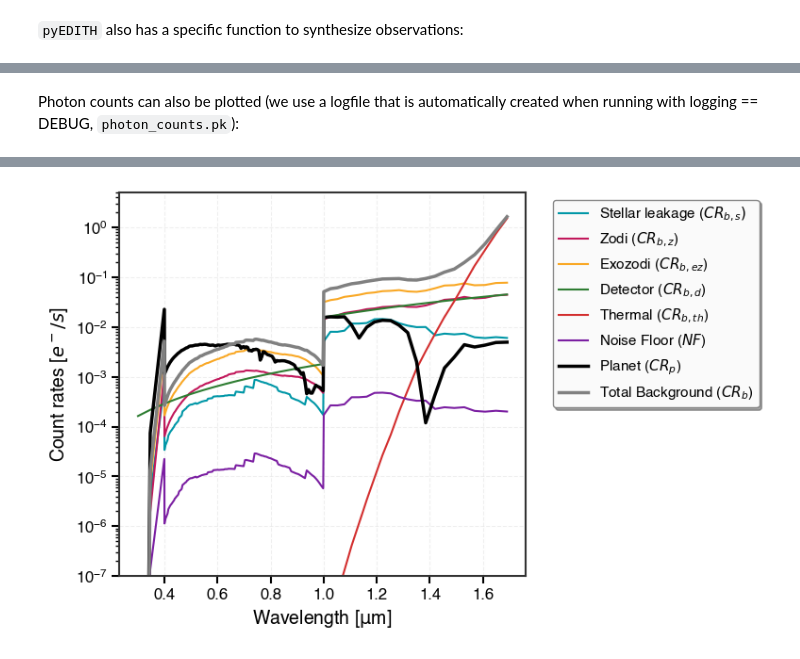
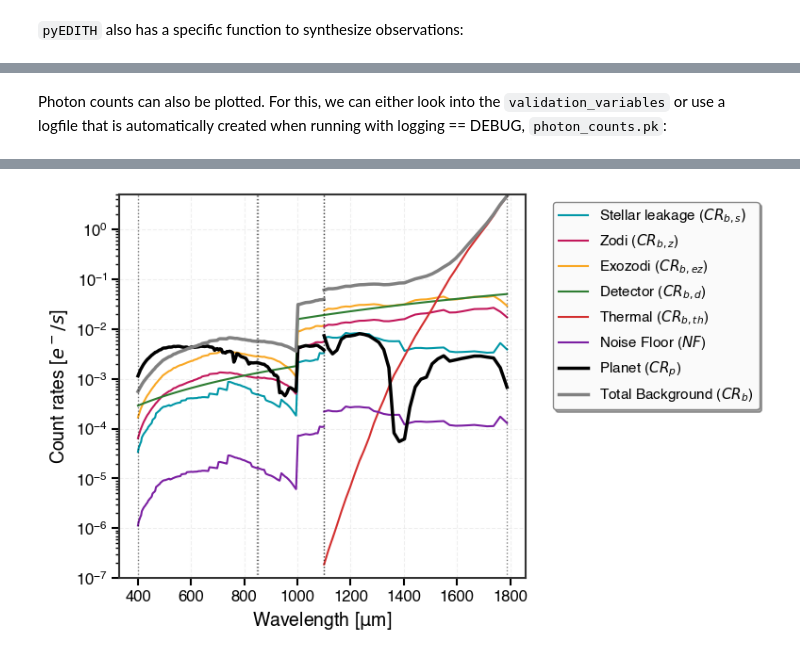
Before and after one commit to eleonoraalei/pyEDITH, a Jupyter notebook: tutorials/spectroscopy_tutorial.ipynb, the cells around one changed output, grey strips where cells are left out. Saved outputs shown, nothing was run; the diff lists cells and outputs as text; code cells hidden in the pictures.

```diff
--- a/tutorials/spectroscopy_tutorial.ipynb
+++ b/tutorials/spectroscopy_tutorial.ipynb
@@ -46,9 +46,6 @@ We now set up the **Observation** class. Eventually, this is where the exposure
 # %%
 # define a wavelength grid in microns
 parameters["wavelength"] = np.linspace(0.2, 1.8, 1000)
-
-# number of wavelengths
-parameters["nlambda"] = len(parameters["wavelength"])
 
 # the SNR you want for each spectral bin
 parameters["snr"] = 7*np.ones_like(parameters["wavelength"])
@@ -72,0 +57,4 @@ parameters['lam_high'] = [0.4, 1., 1.7]
+# %%
+parameters['filter_list']=pE.Filter("VIS",low=0.5,high=1.0, resolution=140,type='IFS')
+parsed_filters=pE.parse_input.parse_filters(parameters)
+print(parsed_filters[0])
@@ -76,7 +89,7 @@ There are more parameters we can define (see below), but these are the basics fo
 observation = pE.Observation()
 
 # load the specified configuration in the parameters dict
-observation.load_configuration(parameters)
+observation.load_configuration(parameters, filter=parsed_filters[0])
 observation.set_output_arrays()
 observation.validate_configuration()
 # %% [output]
@@ -371,0 +382,6 @@ Now let's say you want to calculate different exposure times for the different s
+# %%
+#Define a list of filters and parse them
+parameters['filter_list']=[pE.Filter('VIS',low=0.4,high=0.85,resolution=140,type='IFS'),
+                           pE.Filter('Bridge',low=0.85,high=1.1,resolution=140,type='IFS'),
+                           pE.Filter('NIR',low=1.1,high=1.8,resolution=70,type='IFS'),]
+parsed_filters=pE.parse_input.parse_filters(parameters)
@@ -595,15 +827,8 @@ plt.tight_layout()
 # %% [markdown]
-Photon counts can also be plotted (we use a logfile that is automatically created when running with logging == DEBUG, `photon_counts.pk`):
+Photon counts can also be plotted. For this, we can either look into the `validation_variables` or use a logfile that is automatically created when running with logging == DEBUG, `photon_counts.pk`:
 # %%
-import pickle
 import matplotlib.pyplot as plt
 
-# Rerun with debug mode
-pE.set_verbosity(level='debug')
-pE.calculate_exposure_time_or_snr(observation, scene, observatory)
-
-# pick file that was produced
-photon_counts = pickle.load(open("./photon_counts.pk", "rb"))
 name_mapping = {
     "CRp": r"Planet ($CR_p$)",
     "CRbs": r"Stellar leakage ($CR_{b,s})$",
@@ -615,17 +840,23 @@ name_mapping = {
     "CRb": r"Total Background ($CR_b$)"
 }
 
+
 fig = plt.figure(figsize=(8, 5), dpi=100)
 ax = plt.gca()
+for f in parsed_filters:
+    for key in ['CRbs','CRbz','CRbez','CRbd','CRbth','CRnf']:
+        label = name_mapping.get(key, key) if f==parsed_filters[0] else ''
+        plt.plot(validation_variables[f.name]['wavelength'], validation_variables[f.name][key], label=label, lw=1.5)
+    #Special treatment for CRp and CRb
+    label = name_mapping.get('CRp', 'CRp')  if f==parsed_filters[0] else ''
+    plt.plot(validation_variables[f.name]['wavelength'], validation_variables[f.name]['CRp'], label=label, lw=2.5,color='k')
+    label = name_mapping.get('CRb', 'CRb')  if f==parsed_filters[0] else ''
+    plt.plot(validation_variables[f.name]['wavelength'], validation_variables[f.name]['CRb'], label=label, lw=2.5,color='gray')
 
-for key in ['CRbs','CRbz','CRbez','CRbd','CRbth','CRnf']:
-    label = name_mapping.get(key, key)
-    plt.plot(observation.wavelength, photon_counts[key], label=label, lw=1.5)
-#Special treatment for CRp and CRb
-label = name_mapping.get('CRp', 'CRp')
-plt.plot(observation.wavelength, photon_counts['CRp'], label=label, lw=2.5,color='k')
-label = name_mapping.get('CRb', 'CRb')
-plt.plot(observation.wavelength, photon_counts['CRb'], label=label, lw=2.5,color='gray')
+    # vertical edges to show the filter edges
+    wavelengths = validation_variables[f.name]['wavelength'].value
+    plt.axvline(wavelengths.min(), color='black', linestyle=':', linewidth=1, alpha=0.5)
+    plt.axvline(wavelengths.max(), color='black', linestyle=':', linewidth=1, alpha=0.5)
 
 plt.yscale("log")
 plt.ylim(1e-7, 5e0)
@@ -650 +877 @@ plt.tight_layout()
-[figure, old version]
+[figure, new version]
```
Also changed, not shown: parts of 28 cells of this notebook, 9 other files.
